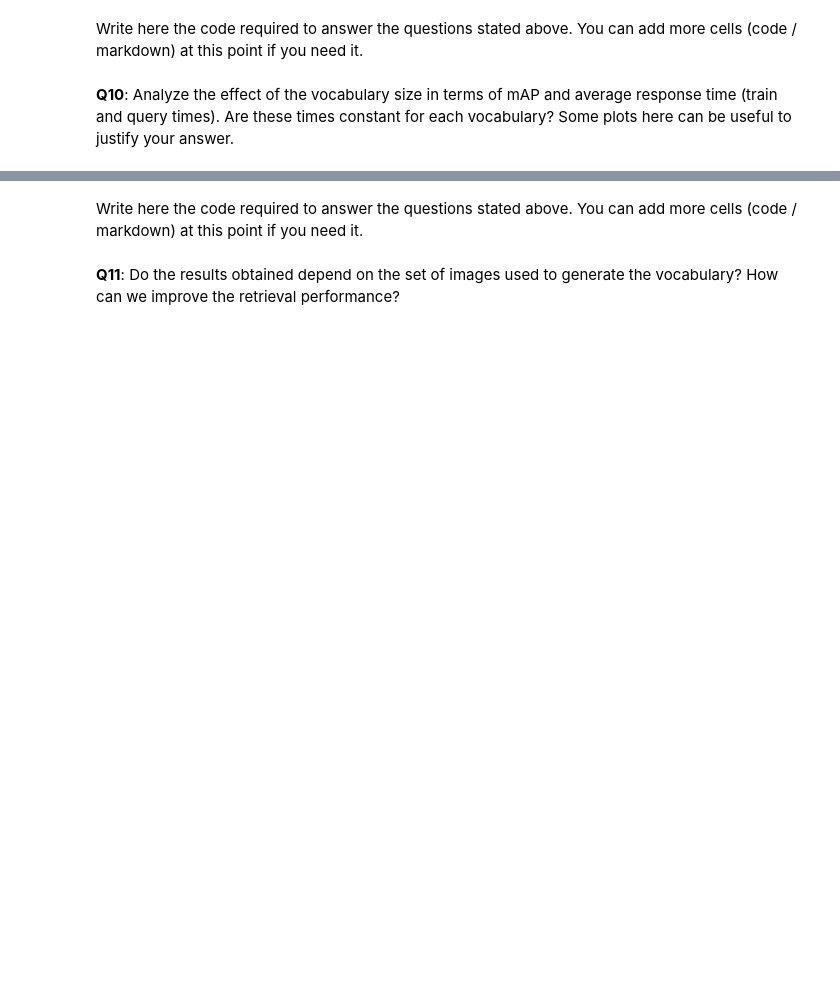
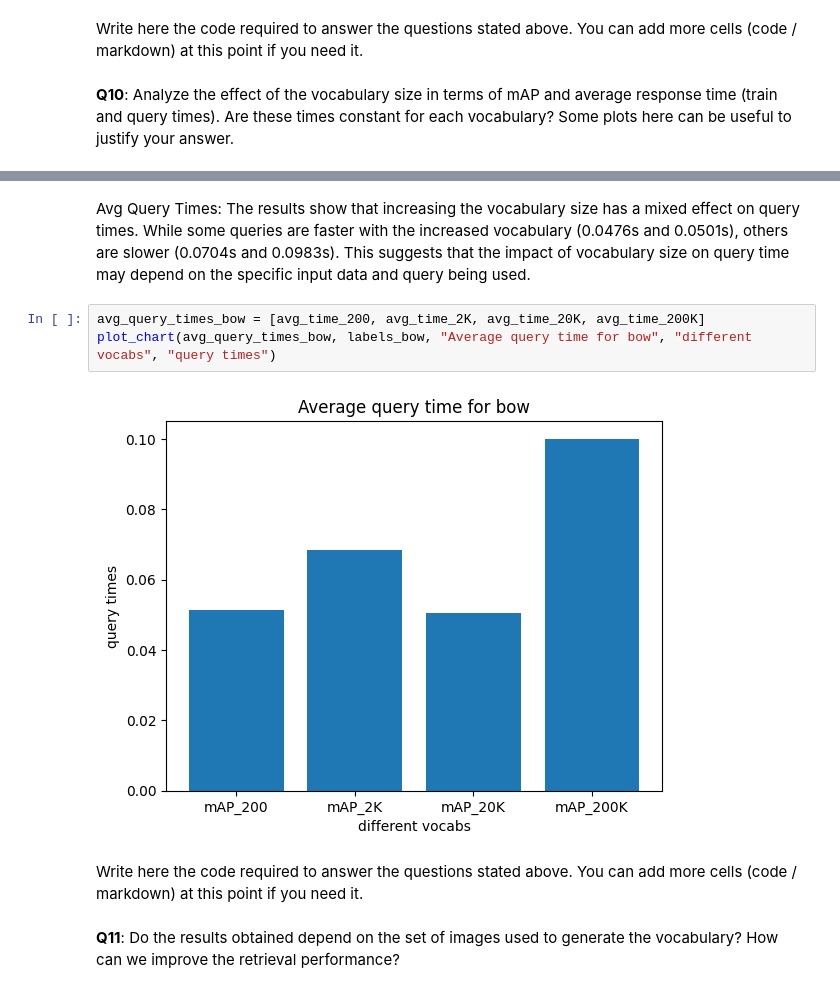
Before and after one commit to claredavies/ImageIndexing, a Jupyter notebook: Image_Indexing_Assignment2_Clare_Davies.ipynb, the cells around one changed output, grey strips where cells are left out. Drawn from its saved outputs; the diff is of its cells as text; blank space fills up the shorter version.

```diff
--- a/Image_Indexing_Assignment2_Clare_Davies.ipynb
+++ b/Image_Indexing_Assignment2_Clare_Davies.ipynb
@@ -838,3 +976,11 @@ Write here the code required to answer the questions stated above. You can add m
+# %% [markdown]
+Avg Query Times:
+The results show that increasing the vocabulary size has a mixed effect on query times. While some queries are faster with the increased vocabulary (0.0476s and 0.0501s), others are slower (0.0704s and 0.0983s). This suggests that the impact of vocabulary size on query time may depend on the specific input data and query being used.
+# %%
+avg_query_times_bow = [avg_time_200, avg_time_2K, avg_time_20K, avg_time_200K]
+plot_chart(avg_query_times_bow, labels_bow, "Average query time for bow", "different vocabs", "query times")
+# %% [output]
+[figure, added]
 # %% [markdown]
 Write here the code required to answer the questions stated above. You can add more cells (code / markdown) at this point if you need it.
 # %% [markdown]
```
Also changed, not shown: parts of 34 cells of this notebook.
